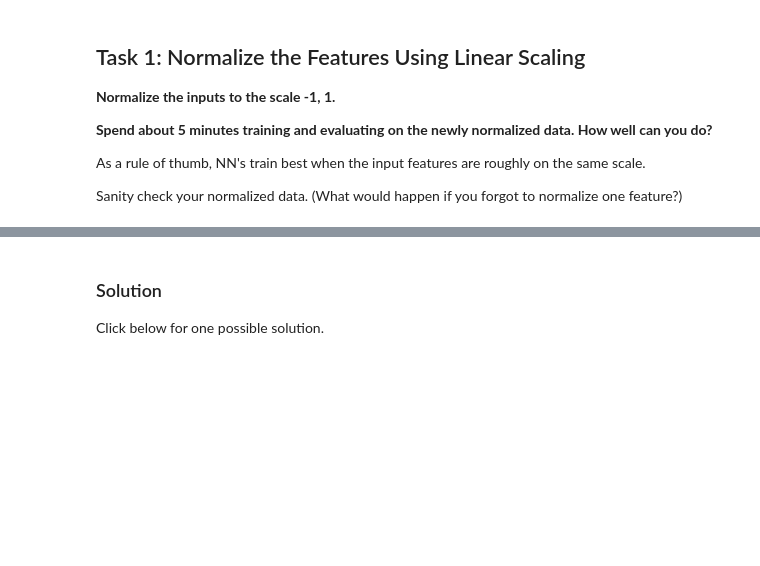
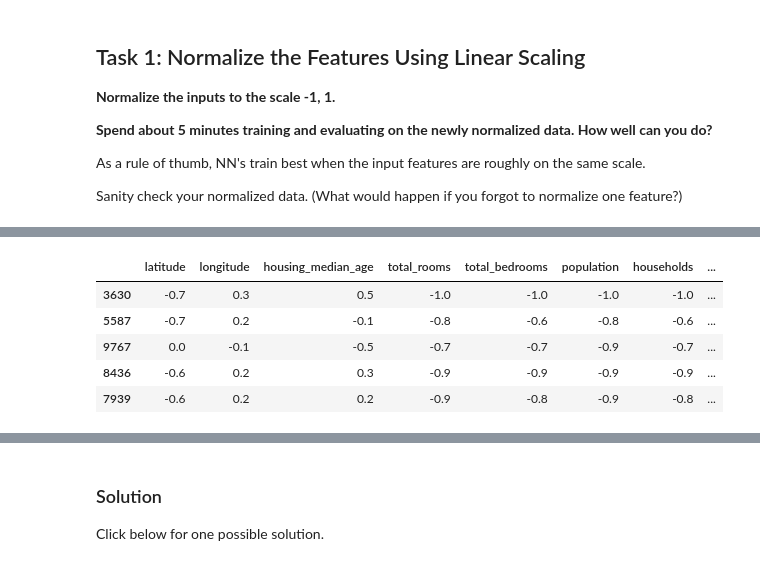
Before and after one commit to tenvol/tsf00, a Jupyter notebook: improving_neural_net_performance.ipynb, the cells around one changed output, grey strips where cells are left out. Saved outputs shown, nothing was run; the diff lists cells and outputs as text; code cells hidden in the pictures; blank space fills up the shorter version.

```diff
--- a/improving_neural_net_performance.ipynb
+++ b/improving_neural_net_performance.ipynb
@@ -550,0 +572,9 @@ Final RMSE (on validation data): 115.90
+# %%
+normalized_training_examples.tail()
+# %% [output]
+|  | latitude | longitude | housing_median_age | total_rooms | total_bedrooms | population | households | ... |
+| 3630 | -0.7 | 0.3 | 0.5 | -1.0 | -1.0 | -1.0 | -1.0 | ... |
+| 5587 | -0.7 | 0.2 | -0.1 | -0.8 | -0.6 | -0.8 | -0.6 | ... |
+| 9767 | 0.0 | -0.1 | -0.5 | -0.7 | -0.7 | -0.9 | -0.7 | ... |
+| 8436 | -0.6 | 0.2 | 0.3 | -0.9 | -0.9 | -0.9 | -0.9 | ... |
+| 7939 | -0.6 | 0.2 | 0.2 | -0.9 | -0.8 | -0.9 | -0.8 | ... |
```
Also changed, not shown: parts of 10 cells of this notebook.
